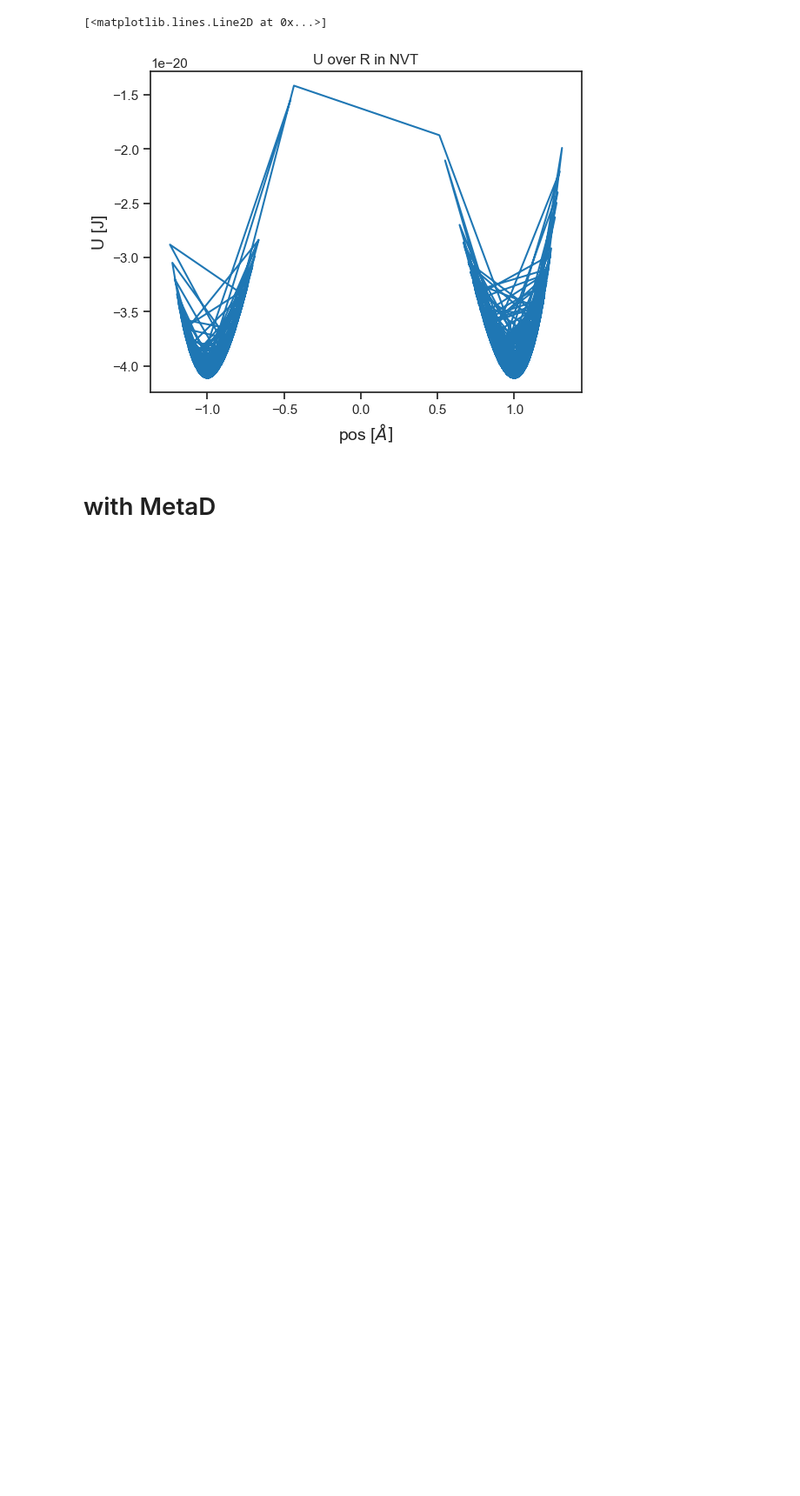
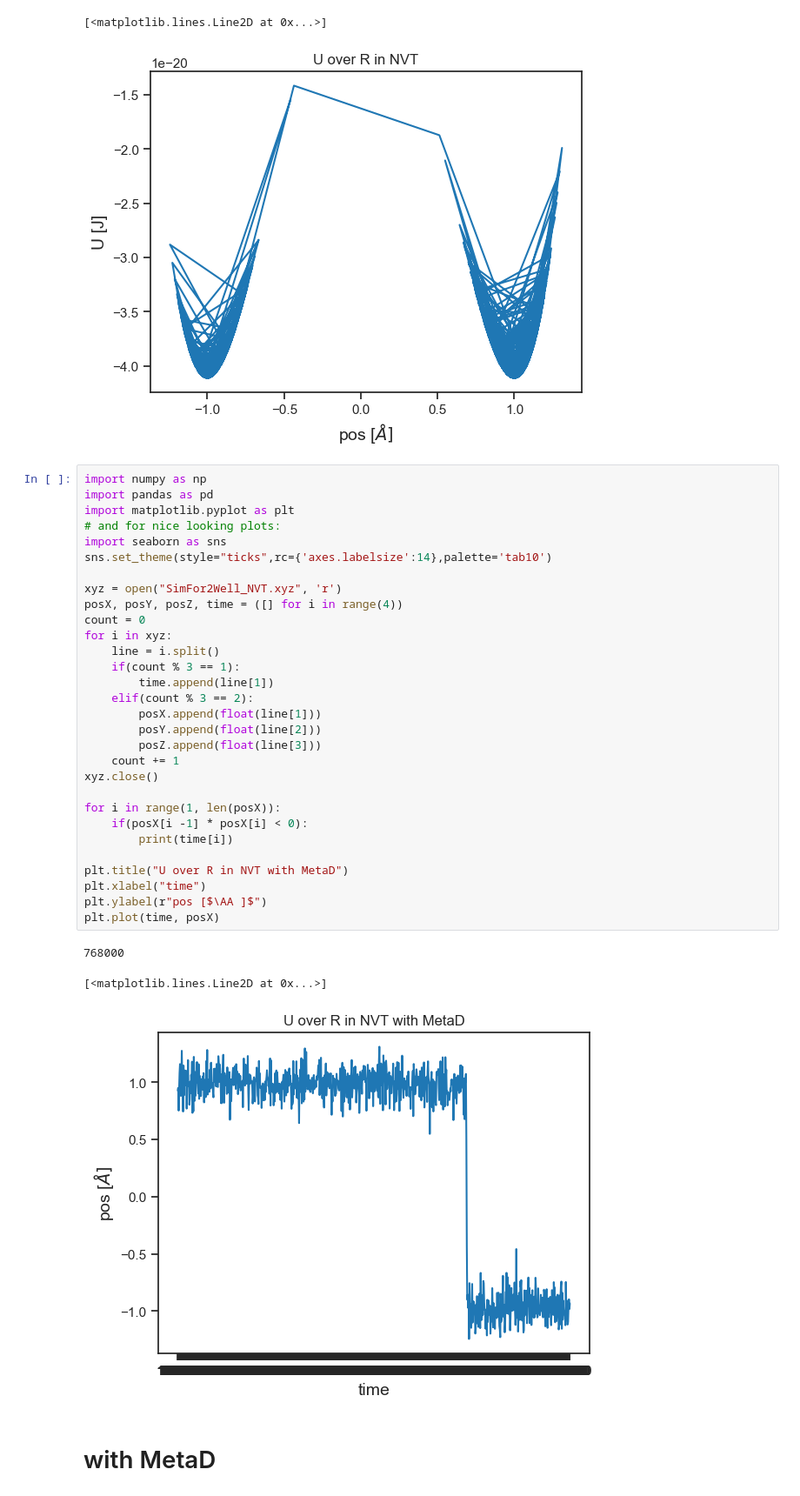
Before and after one commit to SagiMeir/Simulations4Beginners, a Jupyter notebook: metadynamics.ipynb, the cells around one changed output. Shown at 87% size. Saved outputs shown, nothing was run; the diff lists cells and outputs as text; blank space fills up the shorter version.

```diff
--- a/metadynamics.ipynb
+++ b/metadynamics.ipynb
@@ -72,6 +72,40 @@ plt.plot(posX, df['U'])
 768000
 [<matplotlib.lines.Line2D at 0x...>]
 [figure]
+# %%
+import numpy as np
+import pandas as pd
+import matplotlib.pyplot as plt
+# and for nice looking plots:
+import seaborn as sns
+sns.set_theme(style="ticks",rc={'axes.labelsize':14},palette='tab10')
+
+xyz = open("SimFor2Well_NVT.xyz", 'r')
+posX, posY, posZ, time = ([] for i in range(4))
+count = 0
+for i in xyz:
+    line = i.split()
+    if(count % 3 == 1):
+        time.append(line[1])
+    elif(count % 3 == 2):
+        posX.append(float(line[1]))
+        posY.append(float(line[2]))
+        posZ.append(float(line[3]))
+    count += 1
+xyz.close()
+
+for i in range(1, len(posX)):
+    if(posX[i -1] * posX[i] < 0):
+        print(time[i])
+
+plt.title("U over R in NVT with MetaD")
+plt.xlabel("time")
+plt.ylabel(r"pos [$\AA ]$")
+plt.plot(time, posX)
+# %% [output]
+768000
+[<matplotlib.lines.Line2D at 0x...>]
+[figure, added]
 # %% [markdown]
 # with MetaD
 # %%
```
Also changed, not shown: parts of 2 cells of this notebook, 2 other files.
